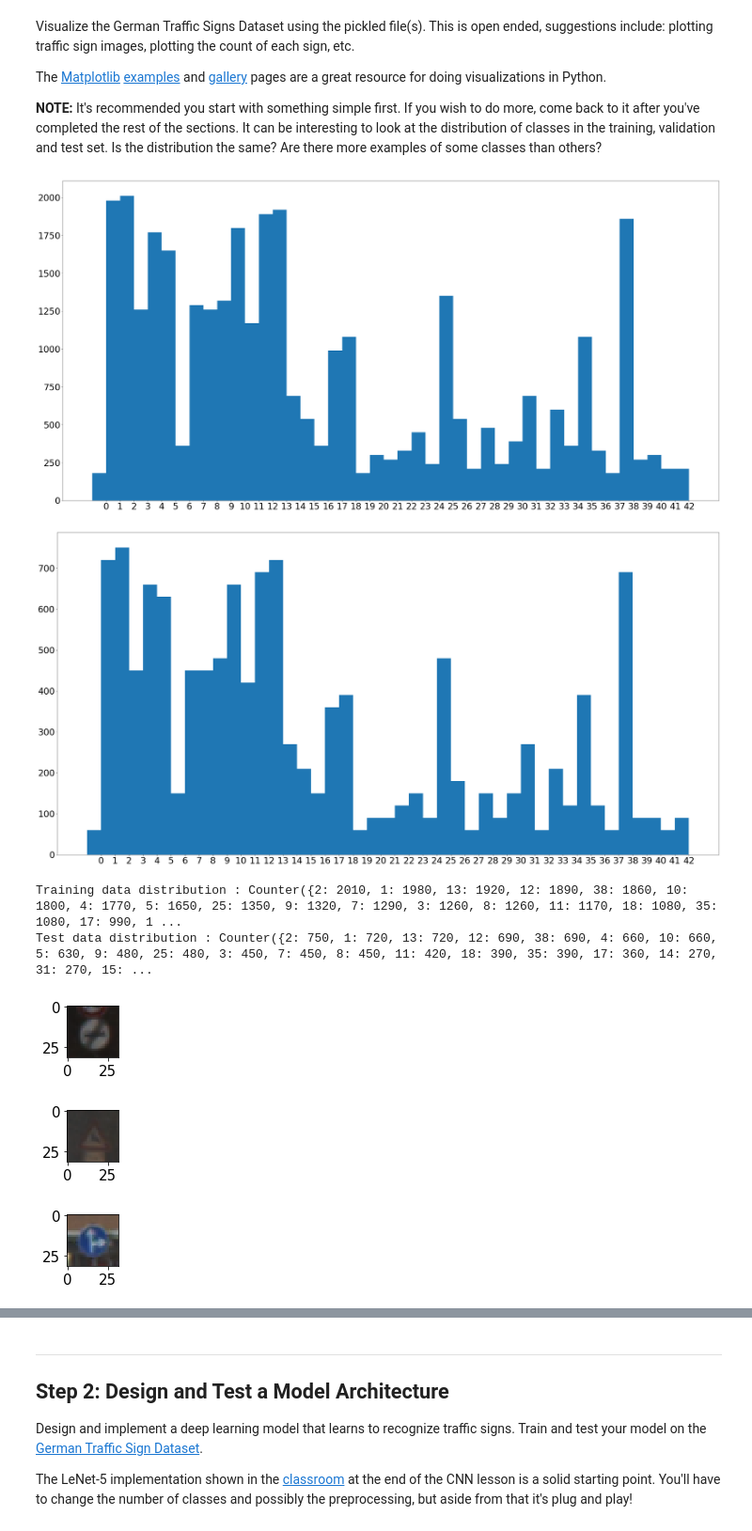
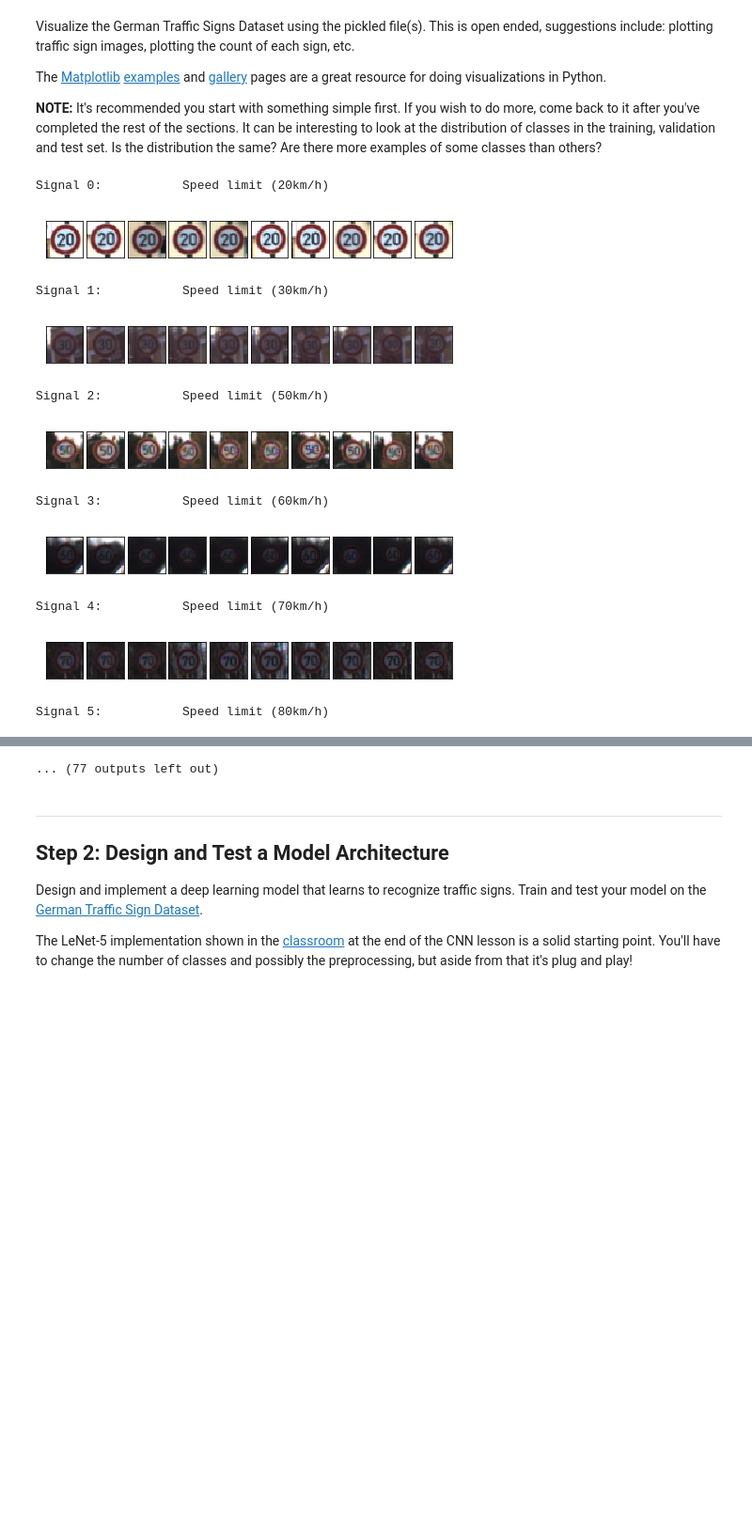
Before and after one commit to supercarl87/CarND-Traffic-Sign-Classifier-Project, a Jupyter notebook: Traffic_Sign_Classifier.ipynb, the cells around one changed output, grey strips where cells are left out. Shown at 94% size. Cells and saved outputs as stored; diff of their text form; code cells hidden in the pictures; blank space fills up the shorter version.

```diff
--- a/Traffic_Sign_Classifier.ipynb
+++ b/Traffic_Sign_Classifier.ipynb
@@ -36,9 +36,18 @@ with open(validation_file, mode='rb') as f:
 with open(testing_file, mode='rb') as f:
     test = pickle.load(f)
 
-X_train, y_train = train['features'], train['labels']
-X_valid, y_valid = valid['features'], valid['labels']
-X_test, y_test = test['features'], test['labels']
+
+x_train, y_train = train['features'], train['labels']
+x_valid, y_valid = valid['features'], valid['labels']
+x_test, y_test = test['features'], test['labels']
+
+print('x_train %i' % len(x_train))
+print('y_train %i' % len(y_train))
+
+# x_train, y_train = x_train[:1000], y_train[:1000]
+# x_train, y_train = shuffle(x_train, y_train)
+
+
 
 print("data loaded")
 # %% [output]
@@ -99,56 +110,56 @@ The [Matplotlib](http://matplotlib.org/) [examples](http://matplotlib.org/exampl
 # %%
 ### Data exploration visualization code goes here.
 ### Feel free to use as many code cells as needed.
 import matplotlib.pyplot as plt
 from pylab import rcParams
 import numpy as np
 # Visualizations will be shown in the notebook.
 %matplotlib inline
-
+from pandas.io.parsers import read_csv
 from collections import Counter
-
+import random
 
 def display_histrogram(count):
     rcParams['figure.figsize'] = 40, 20
     rcParams.update({'font.size': 30})
     items = sorted(count.items())
     labels, values = zip(*items)
-
     indexes = np.arange(len(labels))
     width = 1
-
     plt.bar(indexes, values, width)
     plt.xticks(indexes + width * 0.5, labels)
+    plt.show()
+
+# Display sample data image
+sample_to_display = 5
+signnames = read_csv("signnames.csv").values[:, 1]
+sign_classes, class_indices, class_counts = np.unique(y_train, return_index = True, return_counts = True)
+for c, c_index in zip(sign_classes, class_indices):
+    print("Signal %i: %30s" % (c, signnames[c]))
+    fig = plt.figure(figsize = (6, 1))
+    fig.subplots_adjust(left = 0, right = 1, bottom = 0, top = 1, hspace = 0.1, wspace = 0.1)
+    random_indices = random.sample(range(c_index, c_index + class_counts), sample_to_display)
+    for i in range(sample_to_display):
+        axis = fig.add_subplot(1, sample_to_display, i + 1, xticks=[], yticks=[])
+        axis.imshow(x_train[random_indices[i]])
     plt.show()
 
 train_label_count = Counter(train['labels'])
 test_label_count = Counter(test['labels'])
 display_histrogram(train_label_count)
 display_histrogram(test_label_count)
 
-
-
 print("Training data distribution : " + str(train_label_count))
 print("Test data distribution : " + str(test_label_count))
-
-rcParams.update({'font.size': 15})
-
-# Display sample data image
-displayed = set()
-for i in range(n_train):
-    if len(displayed) > 5:
-        break
-    image = train['features'][i]
-    cur_label = train['labels'][i]
-    if cur_label not in displayed:
-        plt.figure(figsize=(1,1))
-        plt.imshow(image)
-        displayed.add(cur_label)
 # %% [output]
+Signal 0:           Speed limit (20km/h)
-[figure, old version]
+[figure, new version]
+Signal 1:           Speed limit (30km/h)
-[figure, old version]
+[figure, new version]
-Training data distribution : Counter({2: 2010, 1: 1980, 13: 1920, 12: 1890, 38: 1860, 10: 1800, 4: 1770, 5: 1650, 25: 1350, 9: 1320, 7: 1290, 3: 1260, 8: 1260, 11: 1170, 18: 1080, 35: 1080, 17: 990, 1 ...
-Test data distribution : Counter({2: 750, 1: 720, 13: 720, 12: 690, 38: 690, 4: 660, 10: 660, 5: 630, 9: 480, 25: 480, 3: 450, 7: 450, 8: 450, 11: 420, 18: 390, 35: 390, 17: 360, 14: 270, 31: 270, 15: ...
+Signal 2:           Speed limit (50km/h)
-[figure, old version]
+[figure, new version]
+Signal 3:           Speed limit (60km/h)
-[figure, old version]
+[figure, new version]
+Signal 4:           Speed limit (70km/h)
-[figure, old version]
+[figure, new version]
+Signal 5:           Speed limit (80km/h)
@@ -158,3 +167,4 @@ Test data distribution : Counter({2: 750, 1: 720, 13: 720, 12: 690, 38: 690, 4:
+... (77 outputs left out)
 # %% [markdown]
 ----
 
```
Also changed, not shown: parts of 6 cells of this notebook.
